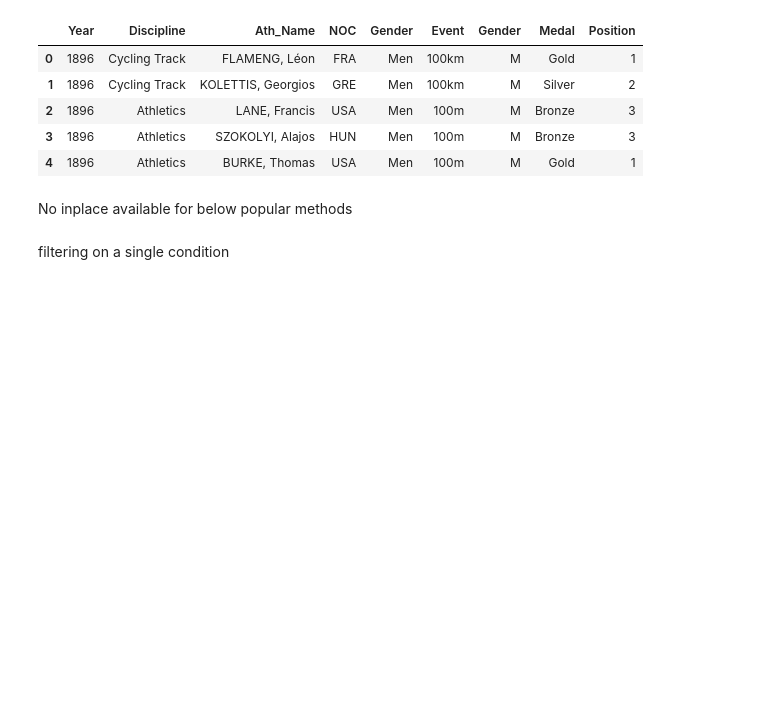
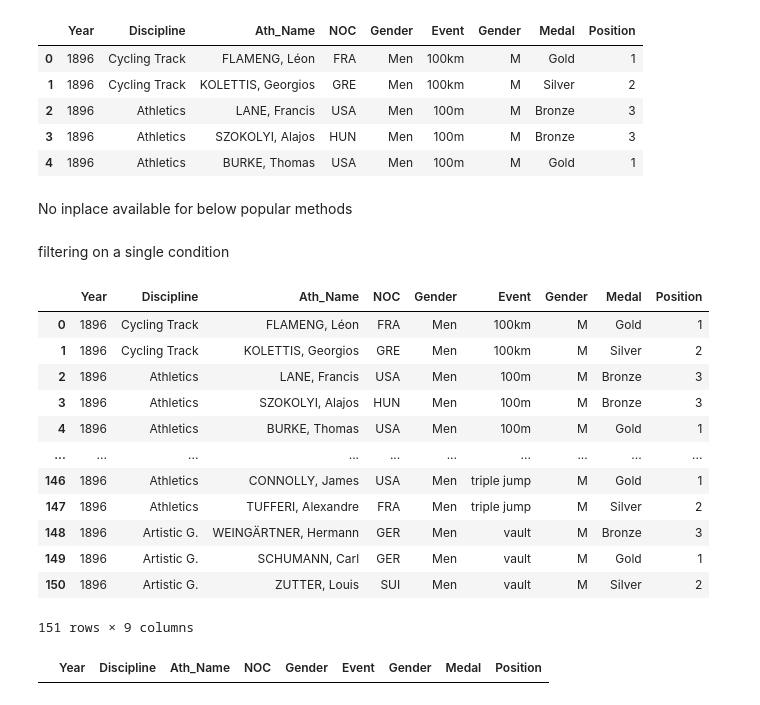
Before and after one commit to gcgauravchauhan10/Python_Practice_Codes, a Jupyter notebook: Practice with Pandas1.ipynb, the cells around one changed output. Saved outputs shown, nothing was run; the diff lists cells and outputs as text; code cells hidden in the pictures; blank space fills up the shorter version.

```diff
--- a/Practice with Pandas1.ipynb
+++ b/Practice with Pandas1.ipynb
@@ -450,3 +450,23 @@ pd.merge?
 oo_nw3.groupby?
 # %% [markdown]
 filtering on a single condition
+# %%
+oo_nw3[oo_nw3.Year ==1896]
+# %% [output]
+|  | Year | Discipline | Ath_Name | NOC | Gender | Event | Gender | Medal | Position |
+| 0 | 1896 | Cycling Track | FLAMENG, Léon | FRA | Men | 100km | M | Gold | 1 |
+| 1 | 1896 | Cycling Track | KOLETTIS, Georgios | GRE | Men | 100km | M | Silver | 2 |
+| 2 | 1896 | Athletics | LANE, Francis | USA | Men | 100m | M | Bronze | 3 |
+| 3 | 1896 | Athletics | SZOKOLYI, Alajos | HUN | Men | 100m | M | Bronze | 3 |
+| 4 | 1896 | Athletics | BURKE, Thomas | USA | Men | 100m | M | Gold | 1 |
+| ... | ... | ... | ... | ... | ... | ... | ... | ... | ... |
+| 146 | 1896 | Athletics | CONNOLLY, James | USA | Men | triple jump | M | Gold | 1 |
+| 147 | 1896 | Athletics | TUFFERI, Alexandre | FRA | Men | triple jump | M | Silver | 2 |
+| 148 | 1896 | Artistic G. | WEINGÄRTNER, Hermann | GER | Men | vault | M | Bronze | 3 |
+| 149 | 1896 | Artistic G. | SCHUMANN, Carl | GER | Men | vault | M | Gold | 1 |
+| 150 | 1896 | Artistic G. | ZUTTER, Louis | SUI | Men | vault | M | Silver | 2 |
+151 rows × 9 columns
+# %%
+oo_nw3[oo_nw3.Year <1896]
+# %% [output]
+|  | Year | Discipline | Ath_Name | NOC | Gender | Event | Gender | Medal | Position |
```
Also changed, not shown: parts of 1 cell of this notebook.
